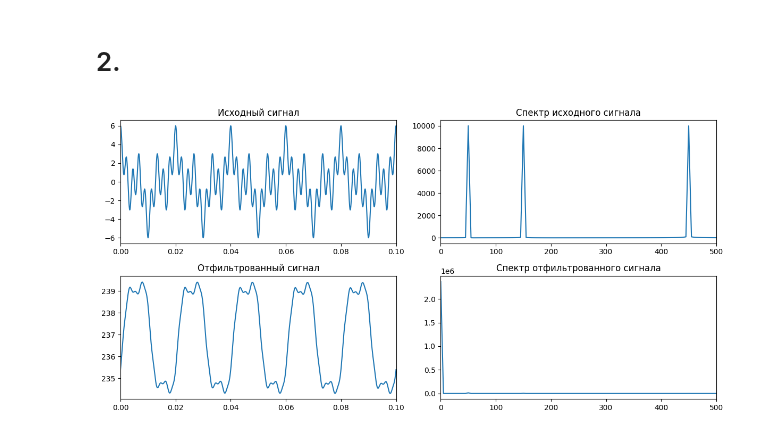
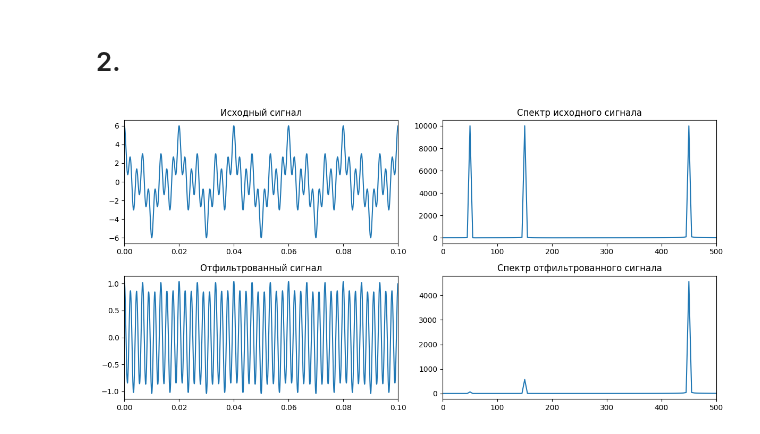
Before and after one commit to KadilenkoIvan/digital_signal_processing, a Jupyter notebook: lab3/1.ipynb, the cells around one changed output. Cells and saved outputs as stored; diff of their text form; code cells hidden in the pictures.

```diff
--- a/lab3/1.ipynb
+++ b/lab3/1.ipynb
@@ -21,7 +21,9 @@ x_cos = A * np.cos(omega1 * t) + A * np.cos(omega2 * t) + A * np.cos(omega3 * t)
 # %% [markdown]
 # 2.
 # %%
-def butterworth_filter(freqs, cutoff, fc=2000, order=2):
+def butterworth_filter(freqs, cutoff):
     wc = 2 * np.pi * cutoff
-    H = wc**2 / (-freqs**2 + 1j * np.sqrt(2) * wc * freqs + 1)
+    omega = freqs / wc
+    #H = wc**2 / (-(freqs**2) + 1j * np.sqrt(2) * wc * freqs + 1)
+    H = omega**2 / (-(omega**2) + 1j * np.sqrt(2) * omega + 1)
     return H
@@ -44,41 +41,41 @@ frequencies = fftfreq(t.size, d=t[1]-t[0])
 
 # Применение фильтра Баттерворта
 cutoff_freq = 100  # Частота среза
-H = butterworth_filter(2 * np.pi * frequencies, cutoff_freq)
-filtered_signal_fft = signal_fft * H
+H = butterworth_filter(frequencies, cutoff_freq)
+filtered_signal_fft = signal_fft * np.abs(H)
 
 # Обратное преобразование Фурье для получения отфильтрованного сигнала
 filtered_signal = np.real(ifft(filtered_signal_fft))
-filtered_signal_fft = fft(filtered_signal)
+filtered_signal_fft_f = fft(filtered_signal)
 
 # Графики
 plt.figure(figsize=(12, 6))
 
 # Исходный сигнал
 plt.subplot(2, 2, 1)
 plt.plot(t, x_cos)
 plt.xlim(0, .1)
 plt.title("Исходный сигнал")
 
 # Спектр исходного сигнала
 plt.subplot(2, 2, 2)
 plt.plot(frequencies[:fs//2], np.abs(signal_fft[:fs//2]))
 plt.xlim(0, 500)
 plt.title("Спектр исходного сигнала")
 
 # Отфильтрованный сигнал
 plt.subplot(2, 2, 3)
 plt.plot(t, filtered_signal)
 plt.xlim(0, .1)
 plt.title("Отфильтрованный сигнал")
 
 # Спектр исходного сигнала
 plt.subplot(2, 2, 4)
-plt.plot(frequencies[:fs//2], np.abs(filtered_signal_fft[:fs//2]))
+plt.plot(frequencies[:fs//2], np.abs(filtered_signal_fft_f[:fs//2]))
 plt.xlim(0, 500)
 plt.title("Спектр отфильтрованного сигнала")
 
 plt.tight_layout()
 plt.show()
 # %% [output]
-[figure, old version]
+[figure, new version]
```
Also changed, not shown: parts of 1 cell of this notebook.
